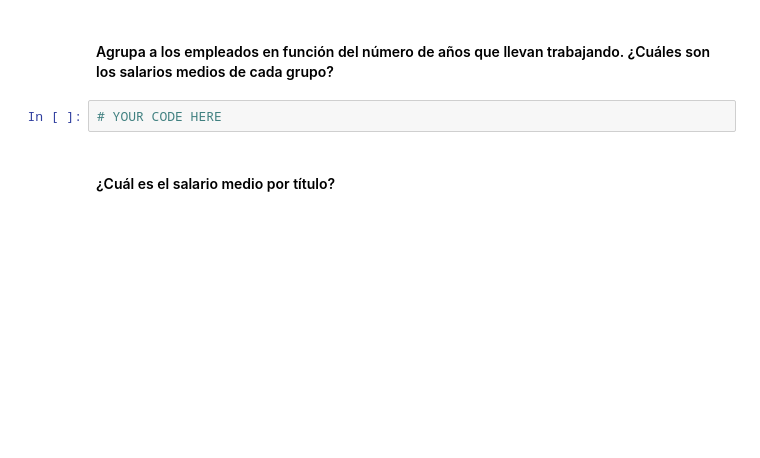
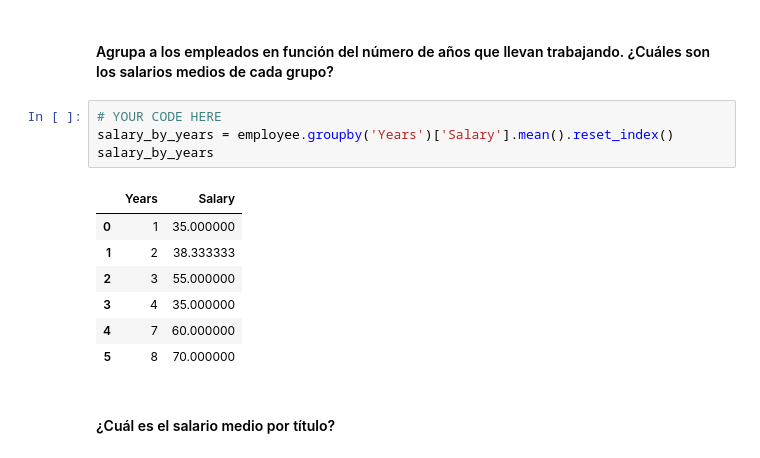
Before and after one commit to ToniMorales6/lab-descriptive-stats-es, a Jupyter notebook: your-code/main.ipynb, the cells around one changed output. Drawn from its saved outputs; the diff is of its cells as text; blank space fills up the shorter version.

```diff
--- a/your-code/main.ipynb
+++ b/your-code/main.ipynb
@@ -239,6 +265,16 @@ david_salary
 #### Agrupa a los empleados en función del número de años que llevan trabajando. ¿Cuáles son los salarios medios de cada grupo?
 # %%
 # YOUR CODE HERE
+salary_by_years = employee.groupby('Years')['Salary'].mean().reset_index()
+salary_by_years
+# %% [output]
+|  | Years | Salary |
+| 0 | 1 | 35.000000 |
+| 1 | 2 | 38.333333 |
+| 2 | 3 | 55.000000 |
+| 3 | 4 | 35.000000 |
+| 4 | 7 | 60.000000 |
+| 5 | 8 | 70.000000 |
 # %% [markdown]
 #### ¿Cuál es el salario medio por título?
 # %%
```
Also changed, not shown: parts of 15 cells of this notebook.
